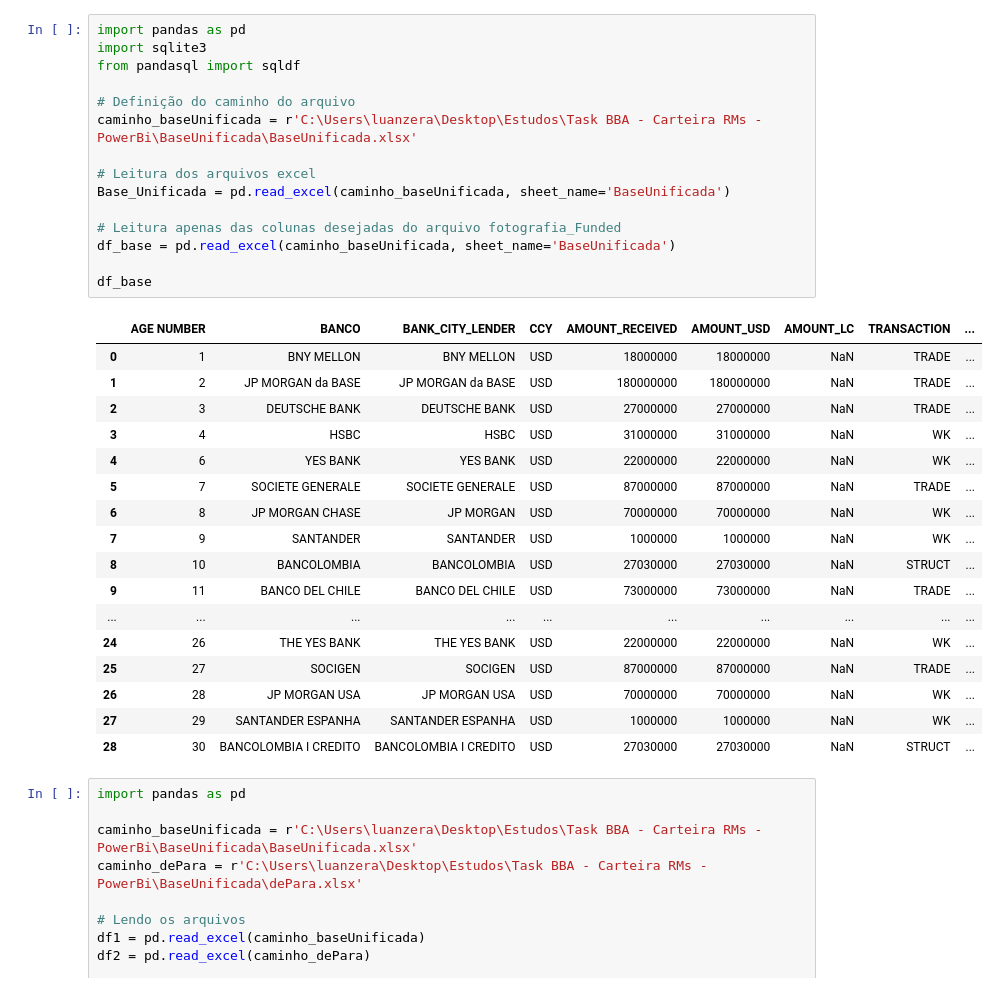
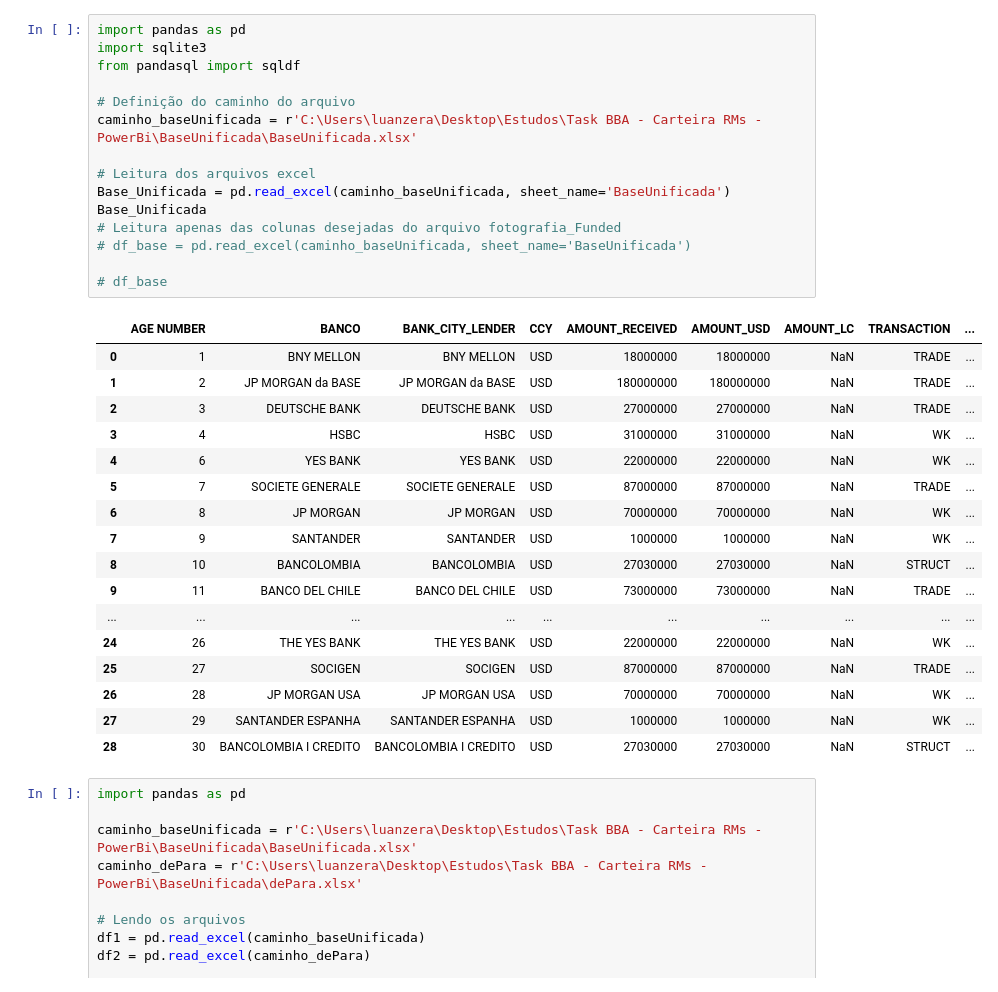
Before and after one commit to LuanArtacho/Comparando-e-att-baseado-dePara, a Jupyter notebook: Ajuste-Bank-Name-Base.ipynb, the cells around one changed output. Cells and saved outputs as stored; diff of their text form.

Commit message:
Ajuste p Sample Base

```diff
--- a/Ajuste-Bank-Name-Base.ipynb
+++ b/Ajuste-Bank-Name-Base.ipynb
@@ -1,27 +1,27 @@
 # %%
 import pandas as pd
 import sqlite3
 from pandasql import sqldf
 
 # Definição do caminho do arquivo
 caminho_baseUnificada = r'C:\Users\luanzera\Desktop\Estudos\Task BBA - Carteira RMs - PowerBi\BaseUnificada\BaseUnificada.xlsx'
 
 # Leitura dos arquivos excel
 Base_Unificada = pd.read_excel(caminho_baseUnificada, sheet_name='BaseUnificada')
+Base_Unificada
+# Leitura apenas das colunas desejadas do arquivo fotografia_Funded
+# df_base = pd.read_excel(caminho_baseUnificada, sheet_name='BaseUnificada')
 
-# Leitura apenas das colunas desejadas do arquivo fotografia_Funded
-df_base = pd.read_excel(caminho_baseUnificada, sheet_name='BaseUnificada')
-
-df_base
+# df_base
 # %% [output]
 |  | AGE NUMBER | BANCO | BANK_CITY_LENDER | CCY | AMOUNT_RECEIVED | AMOUNT_USD | AMOUNT_LC | TRANSACTION | ... |
 | 0 | 1 | BNY MELLON | BNY MELLON | USD | 18000000 | 18000000 | NaN | TRADE | ... |
 | 1 | 2 | JP MORGAN da BASE | JP MORGAN da BASE | USD | 180000000 | 180000000 | NaN | TRADE | ... |
 | 2 | 3 | DEUTSCHE BANK | DEUTSCHE BANK | USD | 27000000 | 27000000 | NaN | TRADE | ... |
 | 3 | 4 | HSBC | HSBC | USD | 31000000 | 31000000 | NaN | WK | ... |
 | 4 | 6 | YES BANK | YES BANK | USD | 22000000 | 22000000 | NaN | WK | ... |
 | 5 | 7 | SOCIETE GENERALE | SOCIETE GENERALE | USD | 87000000 | 87000000 | NaN | TRADE | ... |
-| 6 | 8 | JP MORGAN CHASE | JP MORGAN | USD | 70000000 | 70000000 | NaN | WK | ... |
+| 6 | 8 | JP MORGAN | JP MORGAN | USD | 70000000 | 70000000 | NaN | WK | ... |
 | 7 | 9 | SANTANDER | SANTANDER | USD | 1000000 | 1000000 | NaN | WK | ... |
 | 8 | 10 | BANCOLOMBIA | BANCOLOMBIA | USD | 27030000 | 27030000 | NaN | STRUCT | ... |
 | 9 | 11 | BANCO DEL CHILE | BANCO DEL CHILE | USD | 73000000 | 73000000 | NaN | TRADE | ... |
```
Also changed, not shown: parts of 3 cells of this notebook.
